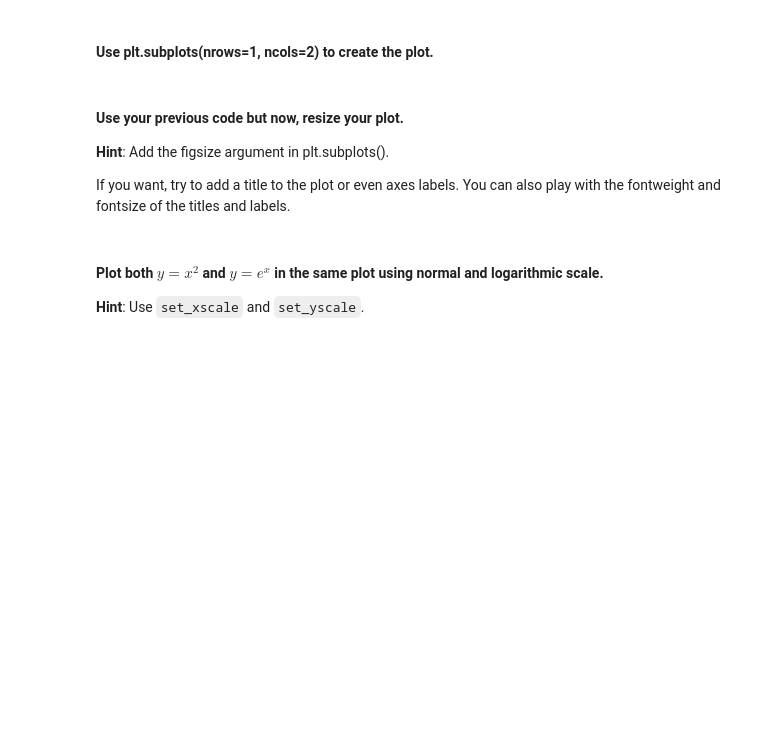
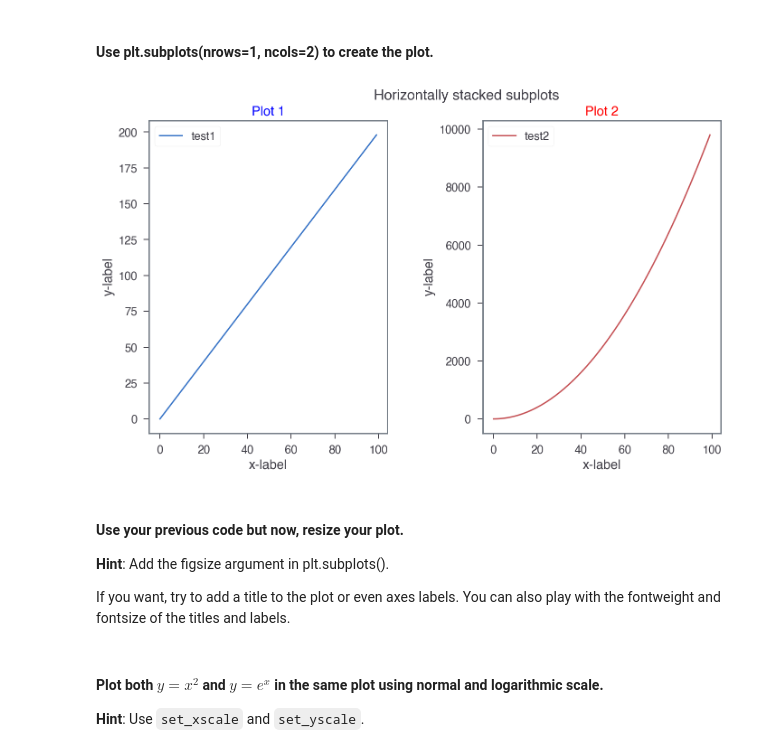
Before and after one commit to ta-data-lis/lab-matplotlib-seaborn, a Jupyter notebook: your-code/main.ipynb, the cells around one changed output. Drawn from its saved outputs; the diff is of its cells as text; code cells hidden in the pictures; blank space fills up the shorter version.

```diff
--- a/your-code/main.ipynb
+++ b/your-code/main.ipynb
@@ -29,3 +45,35 @@ Also, play around with the linewidth and style. Use the ones you're most happy w
+# %%
+# Method 2
+fig, axs = plt.subplots(1, 2, figsize = (13, 6)) # Can do vertical stacking if only leave '2'
+fig.suptitle('Horizontally stacked subplots') # Title
+
+# Finally found this. What I really wanted was the 'wspace' that I added there, so things aren't so
+# crowded
+plt.subplots_adjust(bottom = 0.1, right = 0.8, top = 0.9, wspace = 0.4)
+
+# Plotting, giving colors, labels and titles
+axs[0].plot(x, y, 'b-', label = 'test1')
+axs[0].set_title('Plot 1', color = 'blue', fontweight = 'heavy')
+# no difference between 'light' or 'heavy', it seems
+
+axs[1].plot(x, z, 'r-', label = 'test2')
+axs[1].set_title('Plot 2', color = 'red', fontweight = 'light')
+
+# Labeling the axes
+for ax in axs.flat:
+    ax.set(xlabel = 'x-label', ylabel = 'y-label')
+
+# Hide x labels and tick labels for top plots and y ticks for right plots.
+# This works but then since the y range isn't the same, we lose the numbers on the y axis and that
+# might be a problem
+#for ax in axs.flat:
+#    ax.label_outer()
+
+axs[0].legend()
+axs[1].legend()
+plt.show()
+# %% [output]
+[figure, added]
 # %% [markdown]
 #### Use your previous code but now, resize your plot.
 **Hint**: Add the figsize argument in plt.subplots().
```
Also changed, not shown: parts of 14 cells of this notebook.
